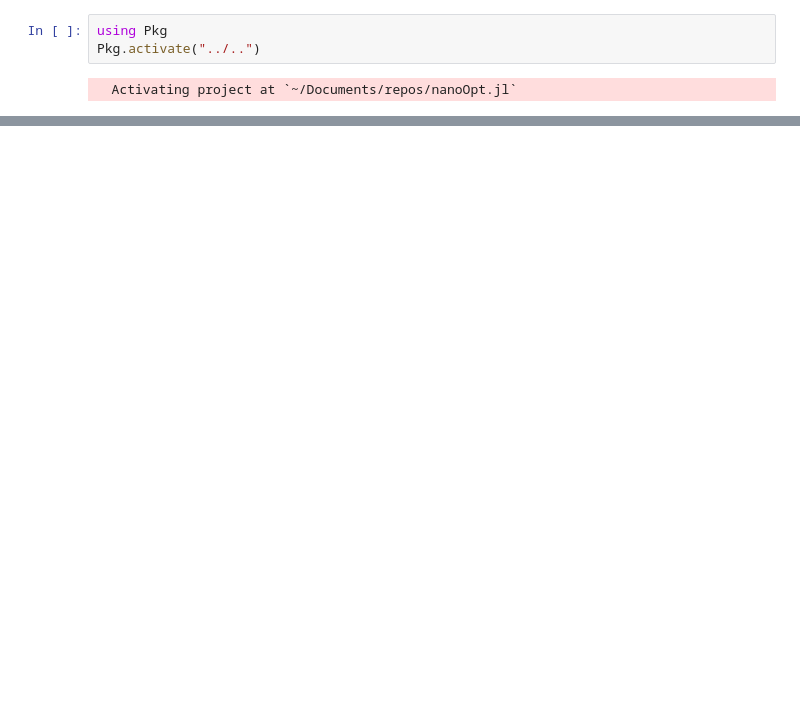
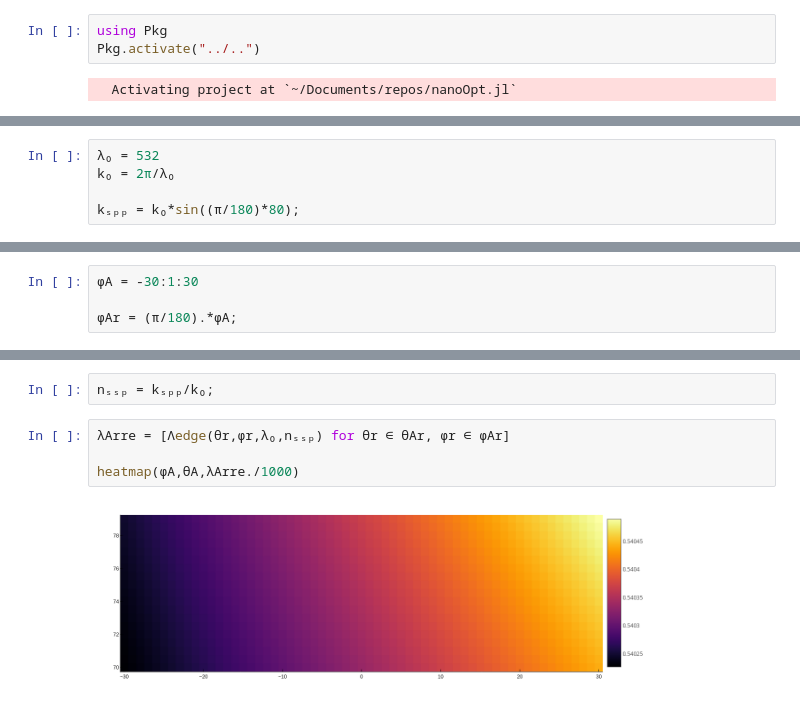
Before and after one commit to Gabmtzz/nanoOpt.jl, a Jupyter notebook: notebook/proj/Untitled.ipynb, the cells around one changed output, grey strips where cells are left out. Saved outputs shown, nothing was run; the diff lists cells and outputs as text; blank space fills up the shorter version.

```diff
--- a/notebook/proj/Untitled.ipynb
+++ b/notebook/proj/Untitled.ipynb
@@ -313,0 +12,5 @@ plot(λe,real(βtt./k₀A))
+# %%
+λ₀ = 532
+k₀ = 2π/λ₀
+
+kₛₚₚ = k₀*sin((π/180)*80);
@@ -313,0 +32,4 @@ plot(λe,real(βtt./k₀A))
+# %%
+ϕA = -30:1:30
+
+ϕAr = (π/180).*ϕA;
@@ -313,0 +42,8 @@ plot(λe,real(βtt./k₀A))
+# %%
+nₛₛₚ = kₛₚₚ/k₀;
+# %%
+λArre = [Λedge(θr,ϕr,λ₀,nₛₛₚ) for θr ∈ θAr, ϕr ∈ ϕAr]
+
+heatmap(ϕA,θA,λArre./1000)
+# %% [output]
+[figure, added]
```
Also changed, not shown: parts of 33 cells of this notebook, 10 other files.
